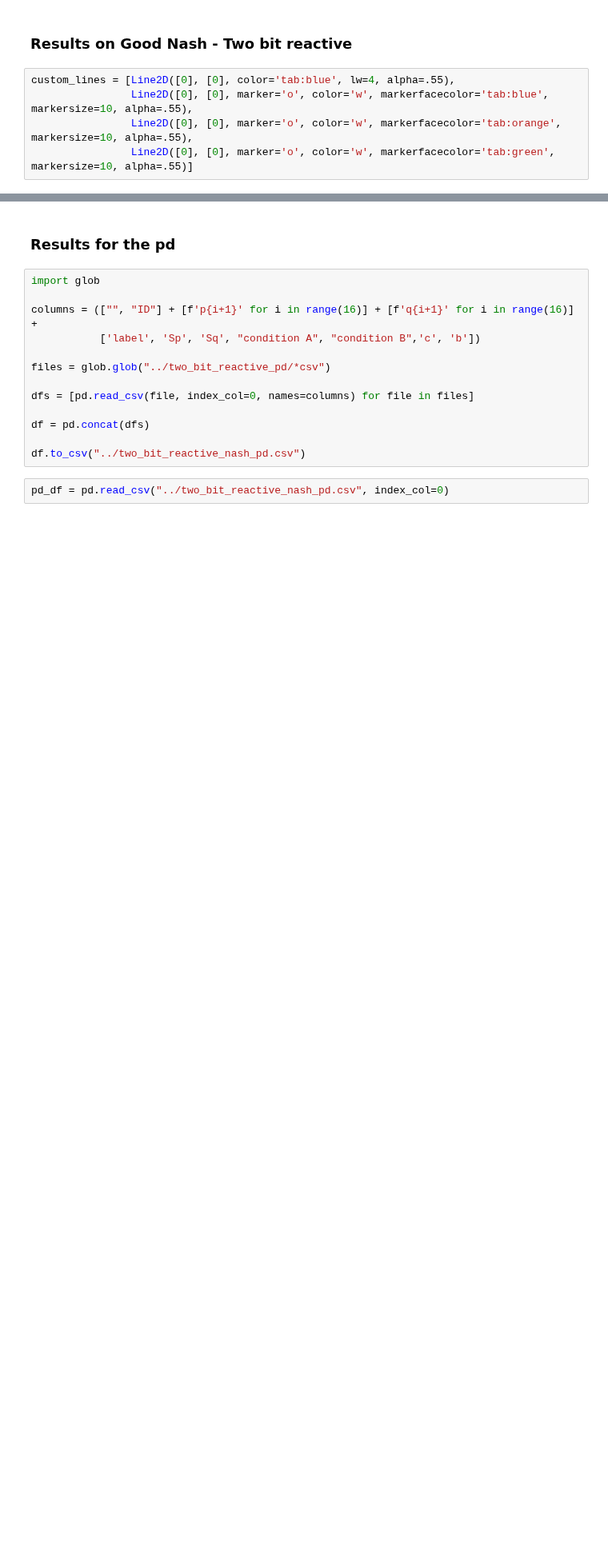
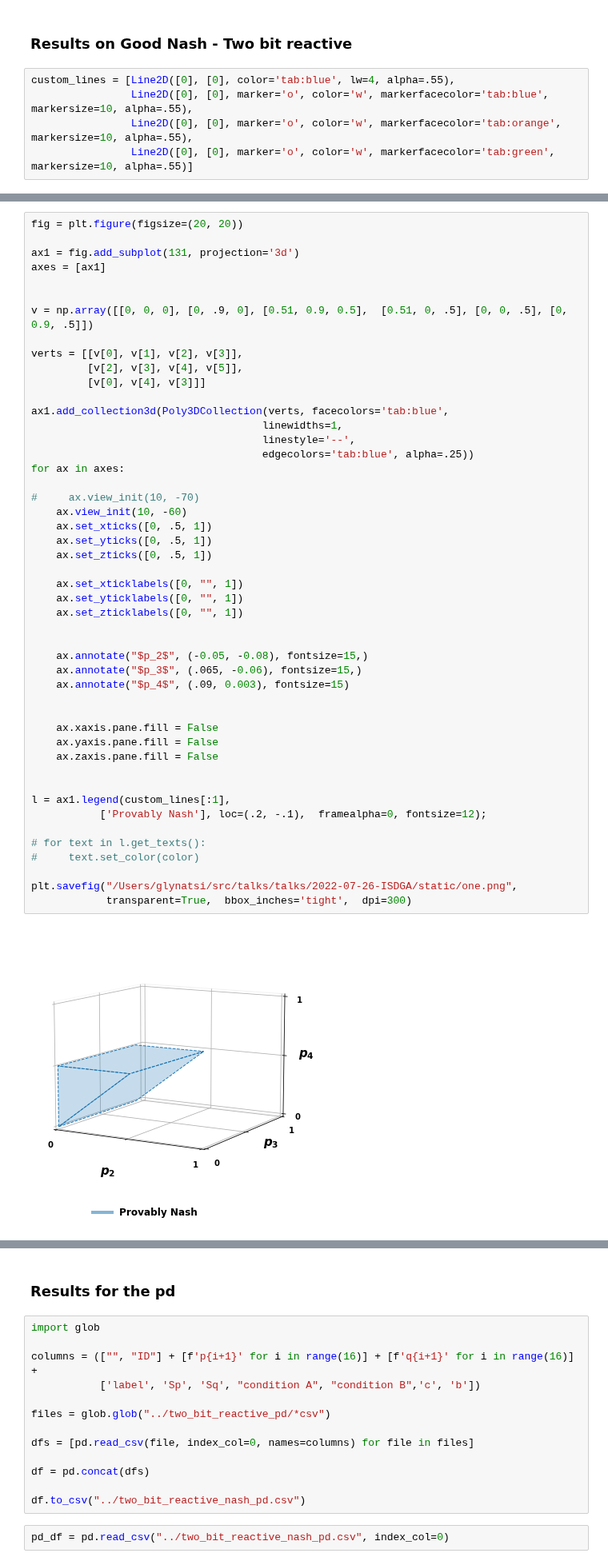
Before and after one commit to Nikoleta-v3/conditional-cooperation-with-longer-memory, a Jupyter notebook: nbs/1. Two-bits Reactive Strategies - Good Nash.ipynb, the cells around one changed output, grey strips where cells are left out. Shown at 80% size. Cells and saved outputs as stored; diff of their text form; blank space fills up the shorter version.

```diff
--- a/nbs/1. Two-bits Reactive Strategies - Good Nash.ipynb
+++ b/nbs/1. Two-bits Reactive Strategies - Good Nash.ipynb
@@ -245,0 +248,50 @@ custom_lines = [Line2D([0], [0], color='tab:blue', lw=4, alpha=.55),
+# %%
+fig = plt.figure(figsize=(20, 20))
+
+ax1 = fig.add_subplot(131, projection='3d')
+axes = [ax1]
+
+
+v = np.array([[0, 0, 0], [0, .9, 0], [0.51, 0.9, 0.5],  [0.51, 0, .5], [0, 0, .5], [0, 0.9, .5]])
+
+verts = [[v[0], v[1], v[2], v[3]],
+         [v[2], v[3], v[4], v[5]],
+         [v[0], v[4], v[3]]]
+
+ax1.add_collection3d(Poly3DCollection(verts, facecolors='tab:blue',
+                                     linewidths=1,
+                                     linestyle='--',
+                                     edgecolors='tab:blue', alpha=.25))
+for ax in axes:
+
+#     ax.view_init(10, -70)
+    ax.view_init(10, -60)
+    ax.set_xticks([0, .5, 1])
+    ax.set_yticks([0, .5, 1])
+    ax.set_zticks([0, .5, 1])
+
+    ax.set_xticklabels([0, "", 1])
+    ax.set_yticklabels([0, "", 1])
+    ax.set_zticklabels([0, "", 1])
+
+
+    ax.annotate("$p_2$", (-0.05, -0.08), fontsize=15,)
+    ax.annotate("$p_3$", (.065, -0.06), fontsize=15,)
+    ax.annotate("$p_4$", (.09, 0.003), fontsize=15)
+
+
+    ax.xaxis.pane.fill = False
+    ax.yaxis.pane.fill = False
+    ax.zaxis.pane.fill = False
+
+
+l = ax1.legend(custom_lines[:1],
+           ['Provably Nash'], loc=(.2, -.1),  framealpha=0, fontsize=12);
+
+# for text in l.get_texts():
+#     text.set_color(color)
+
+plt.savefig("/Users/glynatsi/src/talks/talks/2022-07-26-ISDGA/static/one.png",
+            transparent=True,  bbox_inches='tight',  dpi=300)
+# %% [output]
+[figure, added]
```
Also changed, not shown: parts of 11 cells of this notebook, 14 other files.
